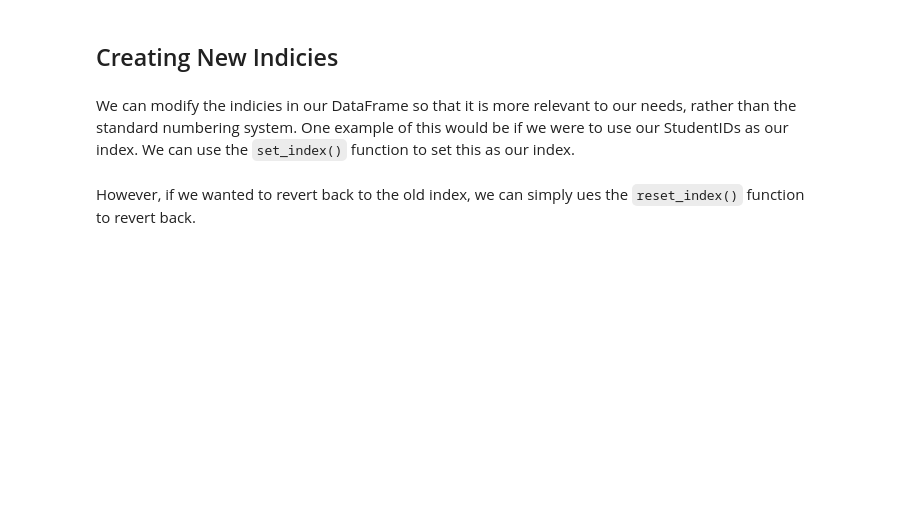
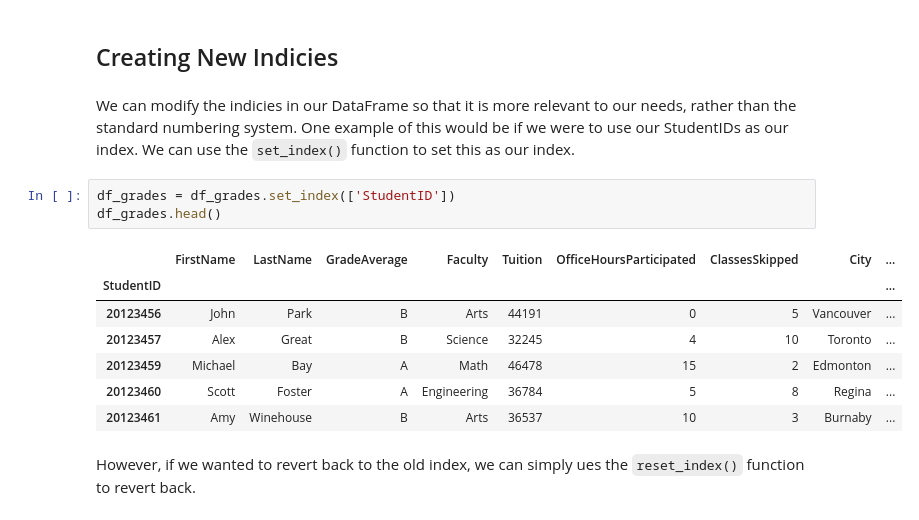
Before and after one commit to evolution-srs/python-and-git-practice, a Jupyter notebook: cfi-practical-data Science-for-data-analysts/python_fundamentals/C3 - Analyzing Data/1 - Start/1 - Transforming Data.ipynb, the cells around one changed output. Saved outputs shown, nothing was run; the diff lists cells and outputs as text; blank space fills up the shorter version.

```diff
--- a/cfi-practical-data Science-for-data-analysts/python_fundamentals/C3 - Analyzing Data/1 - Start/1 - Transforming Data.ipynb
+++ b/cfi-practical-data Science-for-data-analysts/python_fundamentals/C3 - Analyzing Data/1 - Start/1 - Transforming Data.ipynb
@@ -504,5 +504,16 @@ df_grades.head()
 ## Creating New Indicies
 # %% [markdown]
 We can modify the indicies in our DataFrame so that it is more relevant to our needs, rather than the standard numbering system. One example of this would be if we were to use our StudentIDs as our index. We can use the `set_index()` function to set this as our index.
+# %%
+df_grades = df_grades.set_index(['StudentID'])
+df_grades.head()
+# %% [output]
+|  | FirstName | LastName | GradeAverage | Faculty | Tuition | OfficeHoursParticipated | ClassesSkipped | City | ... |
+| StudentID |  |  |  |  |  |  |  |  | ... |
+| 20123456 | John | Park | B | Arts | 44191 | 0 | 5 | Vancouver | ... |
+| 20123457 | Alex | Great | B | Science | 32245 | 4 | 10 | Toronto | ... |
+| 20123459 | Michael | Bay | A | Math | 46478 | 15 | 2 | Edmonton | ... |
+| 20123460 | Scott | Foster | A | Engineering | 36784 | 5 | 8 | Regina | ... |
+| 20123461 | Amy | Winehouse | B | Arts | 36537 | 10 | 3 | Burnaby | ... |
 # %% [markdown]
 However, if we wanted to revert back to the old index, we can simply ues the `reset_index()` function to revert back.
```
Also changed, not shown: parts of 14 cells of this notebook.
